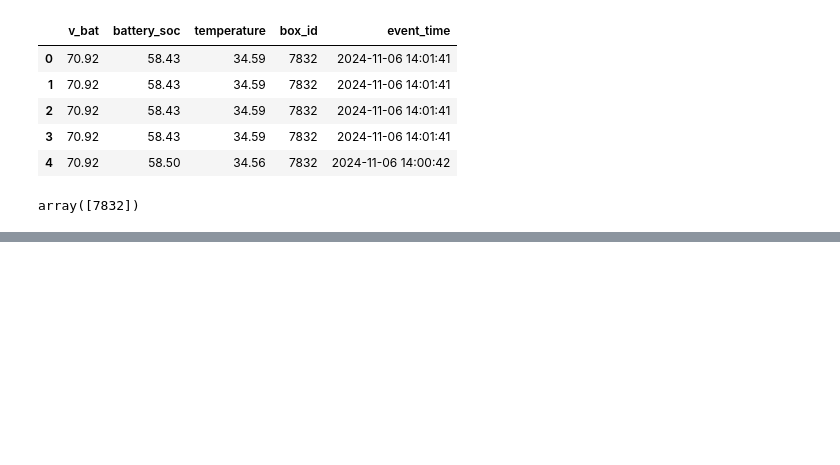
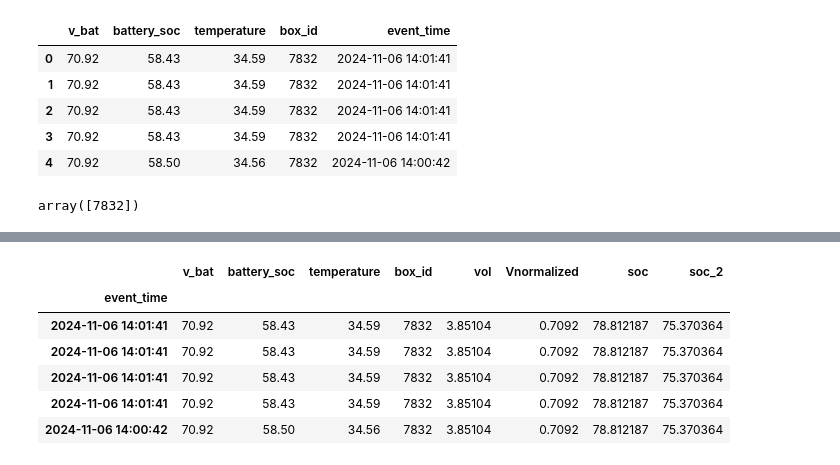
Before and after one commit to aenodehi/Time_Series_Track, a Jupyter notebook: TimeSeriesTrack_DNN.ipynb, the cells around one changed output, grey strips where cells are left out. Cells and saved outputs as stored; diff of their text form; code cells hidden in the pictures; blank space fills up the shorter version.

```diff
--- a/TimeSeriesTrack_DNN.ipynb
+++ b/TimeSeriesTrack_DNN.ipynb
@@ -27,3 +27,25 @@ df_0.head()
 df_0['box_id'].unique()
 # %% [output]
 array([7832])
+# %%
+def calculate_vol(v_bat):
+    return (((v_bat/100) * 1200) + 3000)/1000
+
+def calculate_soc(Vnormalized):
+    return 112 - 112/(1 + ((1.9*Vnormalized)**2.9))
+
+def calculate_soc_2(Vnormalized):
+    return 270 - 270/((1 + ((3.5 * Vnormalized)**8))**0.045)
+
+def normalize(voltage):
+    return (voltage - min_vol) / (max_vol - min_vol)
+
+max_vol = 4.2
+min_vol = 3
+
+df = (df_0
+      .assign(vol=lambda x: x['v_bat'].apply(calculate_vol))
+      .assign(Vnormalized=lambda x: x['vol'].apply(normalize))
+      .assign(soc=lambda x: x['Vnormalized'].apply(calculate_soc))
+      .assign(soc_2=lambda x: x['Vnormalized'].apply(calculate_soc_2)))
+df.head()
@@ -29,0 +59,11 @@ array([7832])
+# %%
+df = df.set_index('event_time')
+df.head()
+# %% [output]
+|  | v_bat | battery_soc | temperature | box_id | vol | Vnormalized | soc | soc_2 |
+| event_time |  |  |  |  |  |  |  |  |
+| 2024-11-06 14:01:41 | 70.92 | 58.43 | 34.59 | 7832 | 3.85104 | 0.7092 | 78.812187 | 75.370364 |
+| 2024-11-06 14:01:41 | 70.92 | 58.43 | 34.59 | 7832 | 3.85104 | 0.7092 | 78.812187 | 75.370364 |
+| 2024-11-06 14:01:41 | 70.92 | 58.43 | 34.59 | 7832 | 3.85104 | 0.7092 | 78.812187 | 75.370364 |
+| 2024-11-06 14:01:41 | 70.92 | 58.43 | 34.59 | 7832 | 3.85104 | 0.7092 | 78.812187 | 75.370364 |
+| 2024-11-06 14:00:42 | 70.92 | 58.50 | 34.56 | 7832 | 3.85104 | 0.7092 | 78.812187 | 75.370364 |
```
Also changed, not shown: parts of 25 cells of this notebook.
